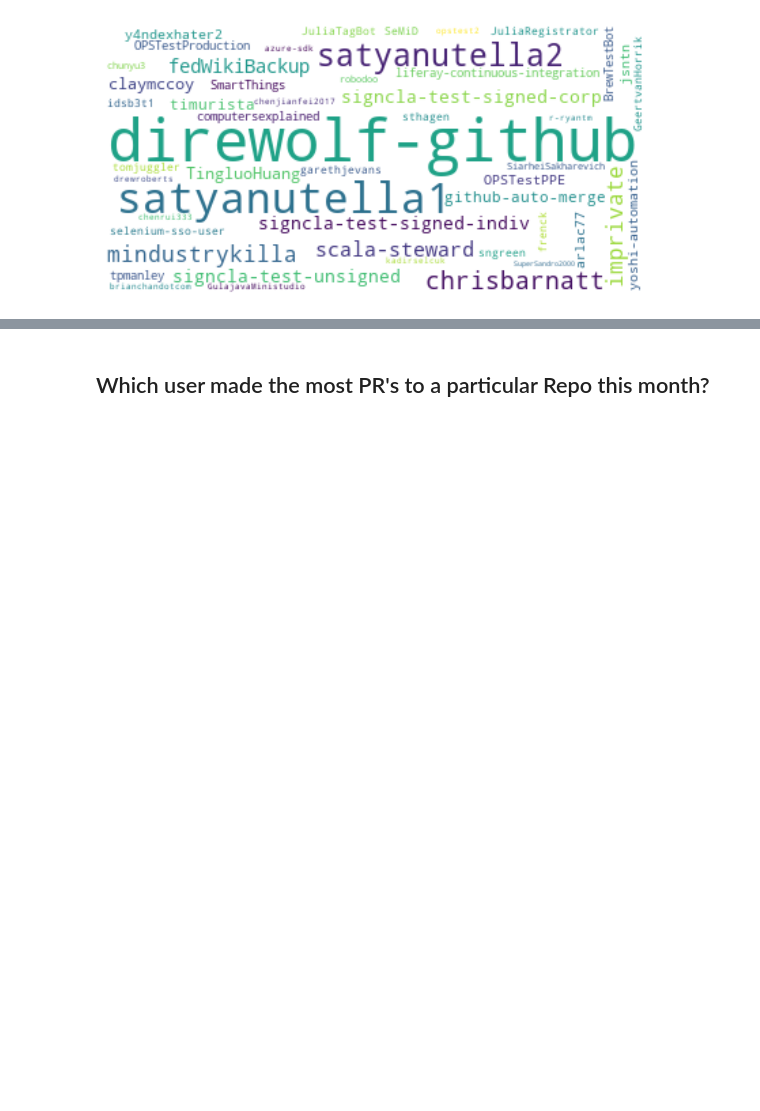
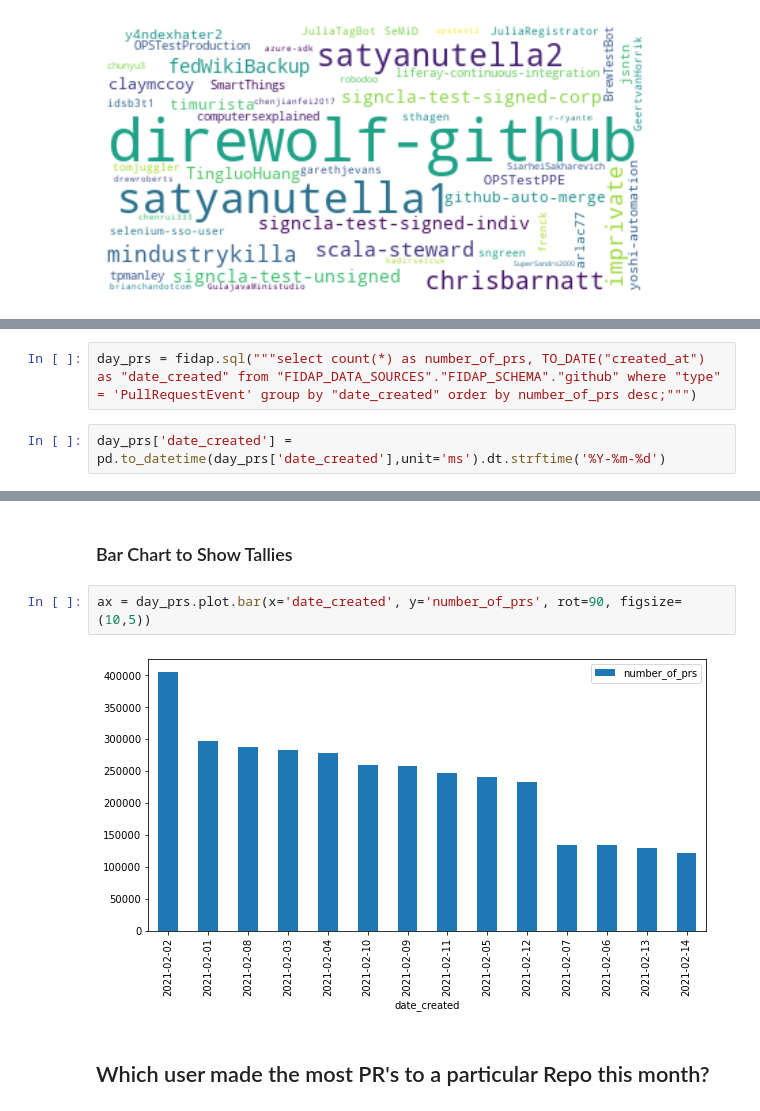
Before and after one commit to fidapco/notebooks, a Jupyter notebook: github_analysis.ipynb, the cells around one changed output, grey strips where cells are left out. Cells and saved outputs as stored; diff of their text form; blank space fills up the shorter version.

Commit message:
Added More Questions and Queries
Added Bar Charts and More data

```diff
--- a/github_analysis.ipynb
+++ b/github_analysis.ipynb
@@ -47,0 +50,4 @@ plt.show()
+# %%
+day_prs = fidap.sql("""select count(*) as number_of_prs, TO_DATE("created_at") as "date_created" from "FIDAP_DATA_SOURCES"."FIDAP_SCHEMA"."github" where "type" = 'PullRequestEvent' group by "date_created" order by number_of_prs desc;""")
+# %%
+day_prs['date_created'] = pd.to_datetime(day_prs['date_created'],unit='ms').dt.strftime('%Y-%m-%d')
@@ -48,3 +74,9 @@ plt.show()
+# %% [markdown]
+### Bar Chart to Show Tallies
+# %%
+ax = day_prs.plot.bar(x='date_created', y='number_of_prs', rot=90, figsize=(10,5))
+# %% [output]
+[figure, added]
 # %% [markdown]
 ## Which user made the most PR's to a particular Repo this month?
 # %%
```
Also changed, not shown: parts of 3 cells of this notebook.
